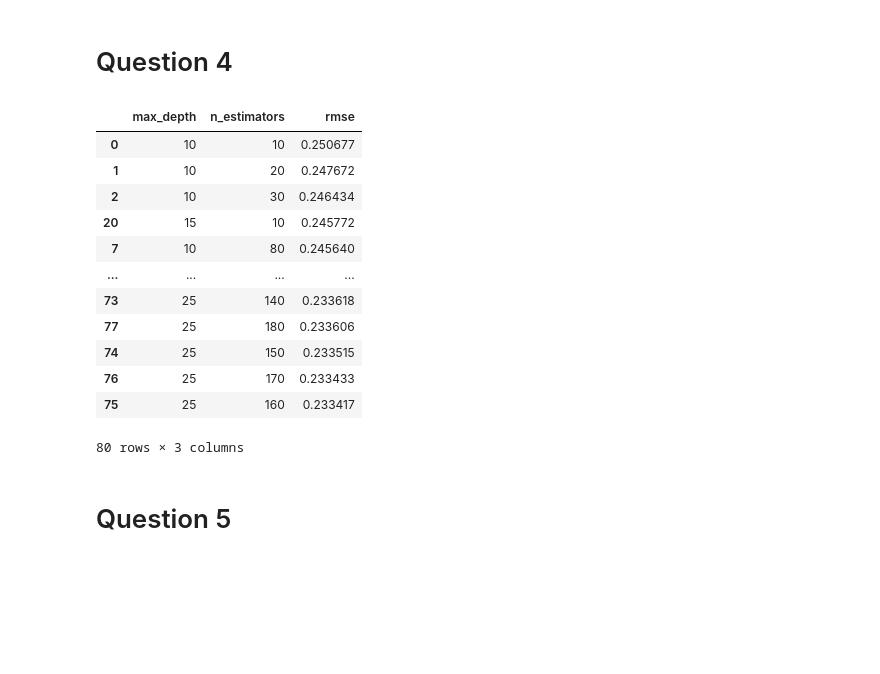
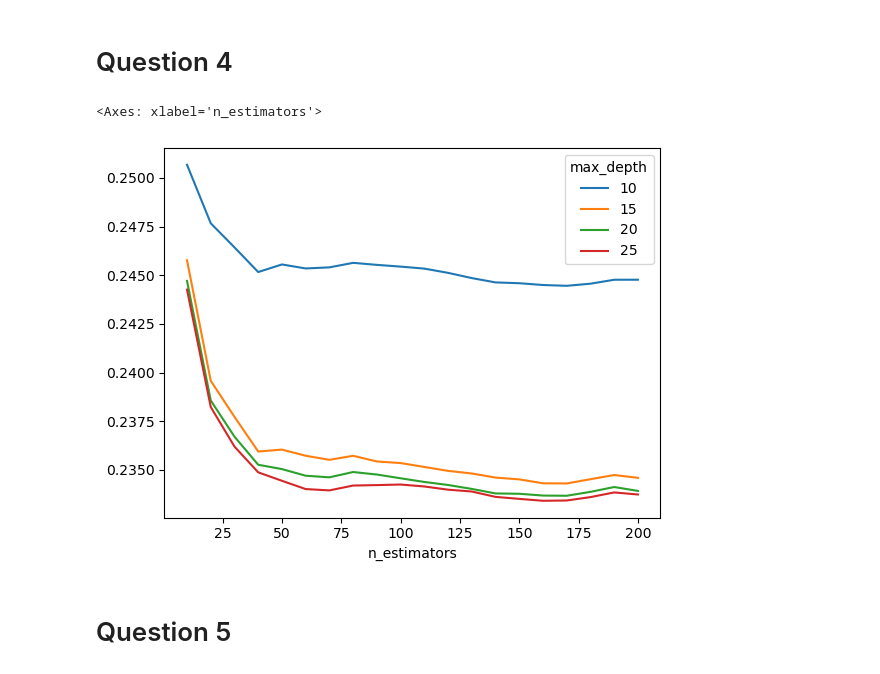
Before and after one commit to SebastianTuesta/ML-Zoomcamp-2023, a Jupyter notebook: 06-trees/homework.ipynb, the cells around one changed output. Cells and saved outputs as stored; diff of their text form; code cells hidden in the pictures; blank space fills up the shorter version.

```diff
--- a/06-trees/homework.ipynb
+++ b/06-trees/homework.ipynb
@@ -122,22 +110,11 @@ for max_depth in [10,15,20,25]:
         ])
 
 df_score = pd.DataFrame(data=ls,columns=['max_depth', 'n_estimators', 'rmse'])
-# %%
-df_score.sort_values(by='rmse', ascending=False)
-# %% [output]
-|  | max_depth | n_estimators | rmse |
-| 0 | 10 | 10 | 0.250677 |
-| 1 | 10 | 20 | 0.247672 |
-| 2 | 10 | 30 | 0.246434 |
-| 20 | 15 | 10 | 0.245772 |
-| 7 | 10 | 80 | 0.245640 |
-| ... | ... | ... | ... |
-| 73 | 25 | 140 | 0.233618 |
-| 77 | 25 | 180 | 0.233606 |
-| 74 | 25 | 150 | 0.233515 |
-| 76 | 25 | 170 | 0.233433 |
-| 75 | 25 | 160 | 0.233417 |
-80 rows × 3 columns
+# %%
+df_score.set_index(['n_estimators', 'max_depth'])['rmse'].unstack().plot()
+# %% [output]
+<Axes: xlabel='n_estimators'>
+[figure, added]
 # %% [markdown]
 # Question 5
 # %%
```
Also changed, not shown: parts of 4 cells of this notebook.
